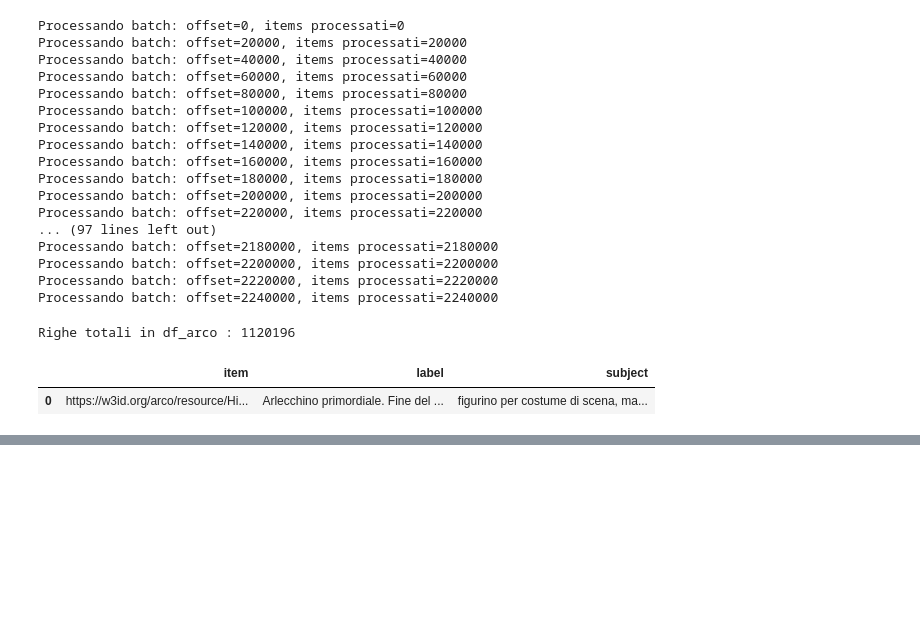
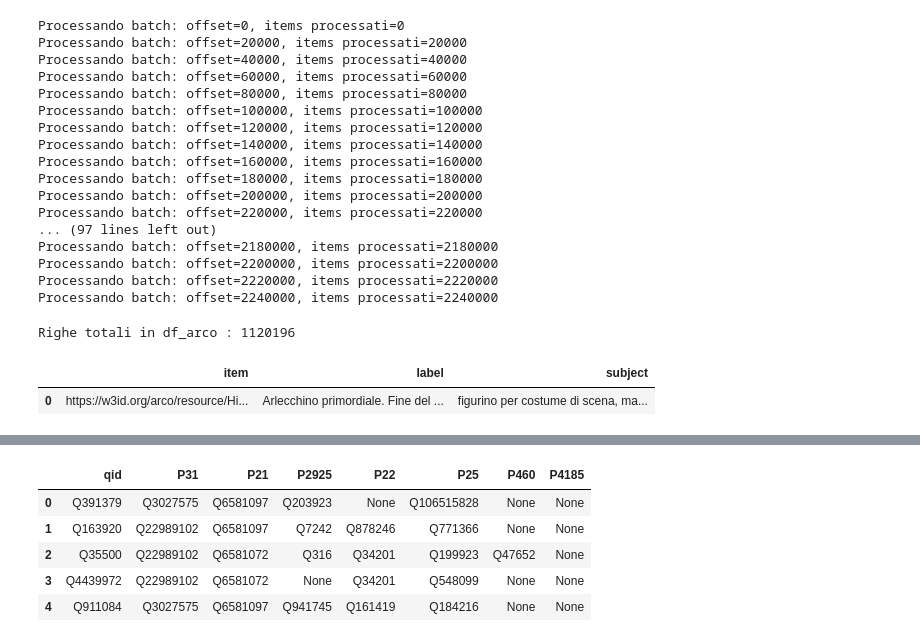
Before and after one commit to Info-Viz/DataNymphs, a Jupyter notebook: COPIA_opere_mitologiche_ArCo.ipynb, the cells around one changed output, grey strips where cells are left out. Cells and saved outputs as stored; diff of their text form; code cells hidden in the pictures; blank space fills up the shorter version.

```diff
--- a/COPIA_opere_mitologiche_ArCo.ipynb
+++ b/COPIA_opere_mitologiche_ArCo.ipynb
@@ -668,0 +656,10 @@ properties = [
+# %%
+headers = {
+    "User-Agent": "ArCo-MythProject/1.0 (contact: anna.pasetto2@studio.unibo.it)"
+}
+
+url = "https://www.wikidata.org/wiki/Special:EntityData/Q132.json"
+r = requests.get(url, headers=headers)
+
+print(r.status_code)
+print(r.text[:200])
@@ -668,0 +669,16 @@ properties = [
+# %%
+# PROVIAMO A ESTRARRE LE MALEDETTE PROPRIETA CON QUESTO METODO PER NON FARCI BANNARE DA WIKIDATA
+
+#iniziamo estraendo i QID delle entità che ci interessano
+df_wikidata_filtered = df_wikidata_filtered.copy()
+df_wikidata_filtered["qid"] = (
+    df_wikidata_filtered["entity"]
+    .str.split("/")
+    .str[-1]
+)
+
+#mettiamoli i una lista
+
+qids = df_wikidata_filtered["qid"].dropna().unique().tolist()
+
+print(len(qids))
@@ -668,0 +737,14 @@ properties = [
+# %%
+#ora facciamo un LOOOOOP su tutte le entità
+results = []
+
+for i, qid in enumerate(tqdm(qids)):
+
+    results.append(get_wikidata_properties(qid))
+
+    time.sleep(1)  # equilibrio tra sicurezza e velocità
+
+    # salva ogni 50 per sicurezza
+    if i % 50 == 0 and i != 0:
+        pd.DataFrame(results).to_csv("backup_wikidata.csv", index=False)
+        print(f"Salvato checkpoint: {i}")
@@ -668,0 +760,12 @@ properties = [
+# %%
+#creamo il df
+
+df_props = pd.DataFrame(results)
+df_props.head()
+# %% [output]
+|  | qid | P31 | P21 | P2925 | P22 | P25 | P460 | P4185 |
+| 0 | Q391379 | Q3027575 | Q6581097 | Q203923 | None | Q106515828 | None | None |
+| 1 | Q163920 | Q22989102 | Q6581097 | Q7242 | Q878246 | Q771366 | None | None |
+| 2 | Q35500 | Q22989102 | Q6581072 | Q316 | Q34201 | Q199923 | Q47652 | None |
+| 3 | Q4439972 | Q22989102 | Q6581072 | None | Q34201 | Q548099 | None | None |
+| 4 | Q911084 | Q3027575 | Q6581097 | Q941745 | Q161419 | Q184216 | None | None |
```
Also changed, not shown: parts of 18 cells of this notebook, 4 other files.
